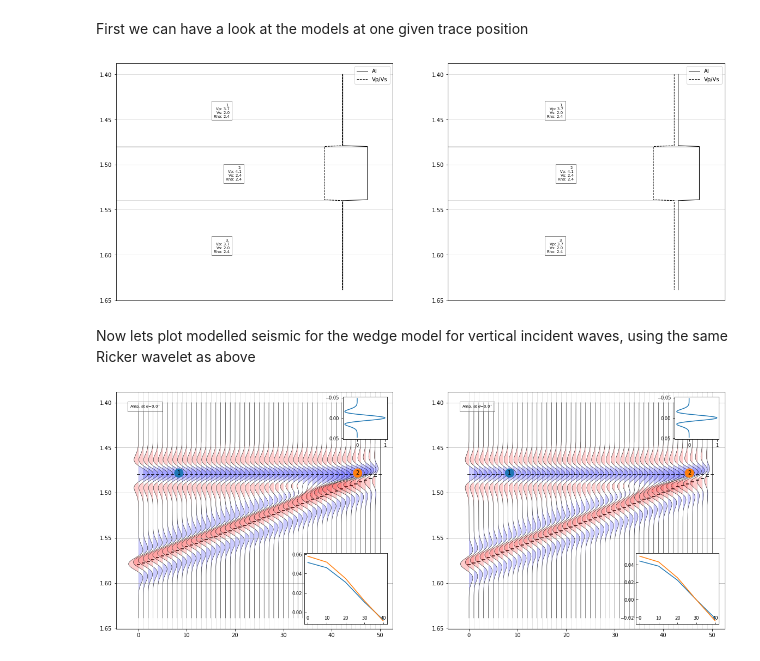
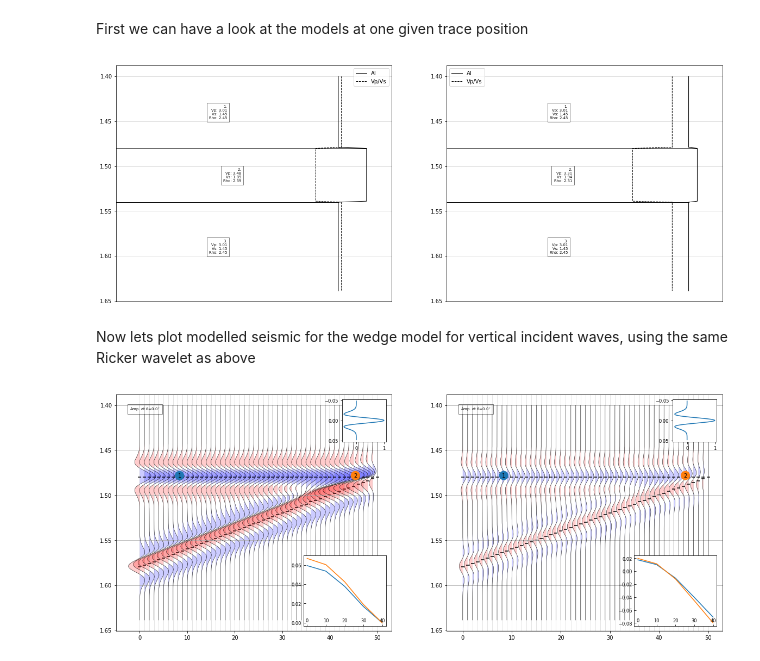
Before and after one commit to emblixt/blixt_rp, a Jupyter notebook: Simple seismic modeling.ipynb, the cells around one changed output. Saved outputs shown, nothing was run; the diff lists cells and outputs as text; code cells hidden in the pictures.

```diff
--- a/Simple seismic modeling.ipynb
+++ b/Simple seismic modeling.ipynb
@@ -14,11 +14,11 @@ import sys
 import matplotlib.pyplot as plt
 import numpy as np
 
-working_dir = 'C:\\Users\\MårtenBlixt\\PycharmProjects\\blixt_rp'
+working_dir = 'C:\\Users\\marten\\PycharmProjects\\blixt_rp'
 
-#the following two lines are only necessary when working with development versions of the code
-sys.path.append('C:\\Users\\MårtenBlixt\\PycharmProjects\\blixt_rp')
-sys.path.append('C:\\Users\\MårtenBlixt\\PycharmProjects\\blixt_utils')
+#the following two lines are only necessary when working with local development versions of the code
+sys.path.append('C:\\Users\marten\\PycharmProjects\\blixt_rp')
+sys.path.append('C:\\Users\\marten\\PycharmProjects\\blixt_utils')
 
 import blixt_utils.io.io as uio
 import blixt_utils.utils as bu
@@ -72,7 +82,7 @@ In the examples below, we will use the results from *run half-space_avo.ipynb*,
 
 So we begin by reading those results
 # %%
-rokdoc_output=os.path.join(working_dir, 'results_folder', 'SumsAndAverages_fs.xlsx')
+rokdoc_output=os.path.join(working_dir, 'results_folder', 'SumsAndAverages_from_python.xlsx')
 sums = uio.read_sums_and_averages(rokdoc_output)
 # %% [markdown]
 Now we can build two, quasi-2D, wedge models. One with brine filled target and one with the fluid substituted version of the target.
@@ -98,17 +108,17 @@ overburden = brm.Layer(
     vs=sums['Shale C_shale']['VsMedian'],
     rho=sums['Shale C_shale']['RhoMedian'],
 )
-target_fs = brm.Layer(
+target_gas = brm.Layer(
     thickness=wedge,
-    vp=sums['Sand E_sand_fs']['VpMedian'],
-    vs=sums['Sand E_sand_fs']['VsMedian'],
-    rho=sums['Sand E_sand_fs']['RhoMedian']
+    vp=sums['Sand D_gas_sand']['VpMedian'],
+    vs=sums['Sand D_gas_sand']['VsMedian'],
+    rho=sums['Sand D_gas_sand']['RhoMedian']
     )
 target_dry = brm.Layer(
     thickness=wedge,
-    vp=sums['Sand E_sand_dry']['VpMedian'],
-    vs=sums['Sand E_sand_dry']['VsMedian'],
-    rho=sums['Sand E_sand_dry']['RhoMedian']
+    vp=sums['Sand D_sand']['VpMedian'],
+    vs=sums['Sand D_sand']['VsMedian'],
+    rho=sums['Sand D_sand']['RhoMedian']
     )
 base = brm.Layer(
     thickness=reverse_wedge,
@@ -116,9 +126,9 @@ base = brm.Layer(
     vs=sums['Shale C_shale']['VsMedian'],
     rho=sums['Shale C_shale']['RhoMedian'],
 )
-m_fs = brm.Model(
+m_gas = brm.Model(
     depth_to_top=1.4,
-    layers=[overburden, target_fs, base],
+    layers=[overburden, target_gas, base],
     trace_index_range=np.arange(n_traces)
 )
 m_dry = brm.Model(
@@ -131,14 +141,14 @@ First we can have a look at the models at one given trace position
 # %%
 fig, axs = plt.subplots(ncols=2, figsize=(20,8))
 m_dry.plot(axs[0], 20)
-m_fs.plot(axs[1], 20)
+m_gas.plot(axs[1], 20)
 # %% [output]
-[figure, old version]
+[figure, new version]
 # %% [markdown]
 Now lets plot modelled seismic for the wedge model for vertical incident waves, using the same Ricker wavelet as above
 # %%
 fig, axs = plt.subplots(ncols=2, figsize=(20,8))
 brm.plot_wiggels(m_dry, sample_rate, wavelet, angle=0., eei=False, extract_avo_at=[(8, 1.48), (45, 1.48)], ax=axs[0])
-brm.plot_wiggels(m_fs, sample_rate, wavelet, angle=0., eei=False, extract_avo_at=[(8, 1.48), (45, 1.48)], ax=axs[1])
+brm.plot_wiggels(m_gas, sample_rate, wavelet, angle=0., eei=False, extract_avo_at=[(8, 1.48), (45, 1.48)], ax=axs[1])
 # %% [output]
-[figure, old version]
+[figure, new version]
```
Also changed, not shown: parts of 13 cells of this notebook, 11 other files.
